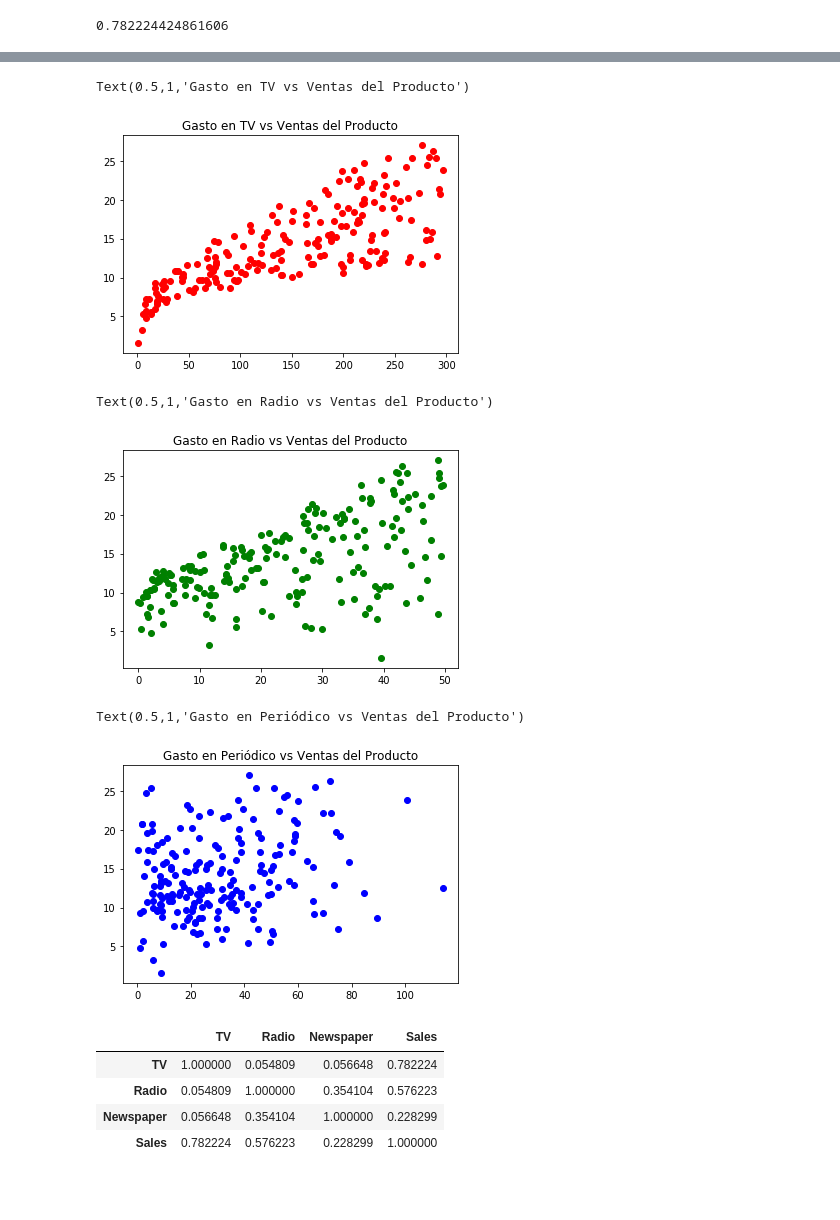
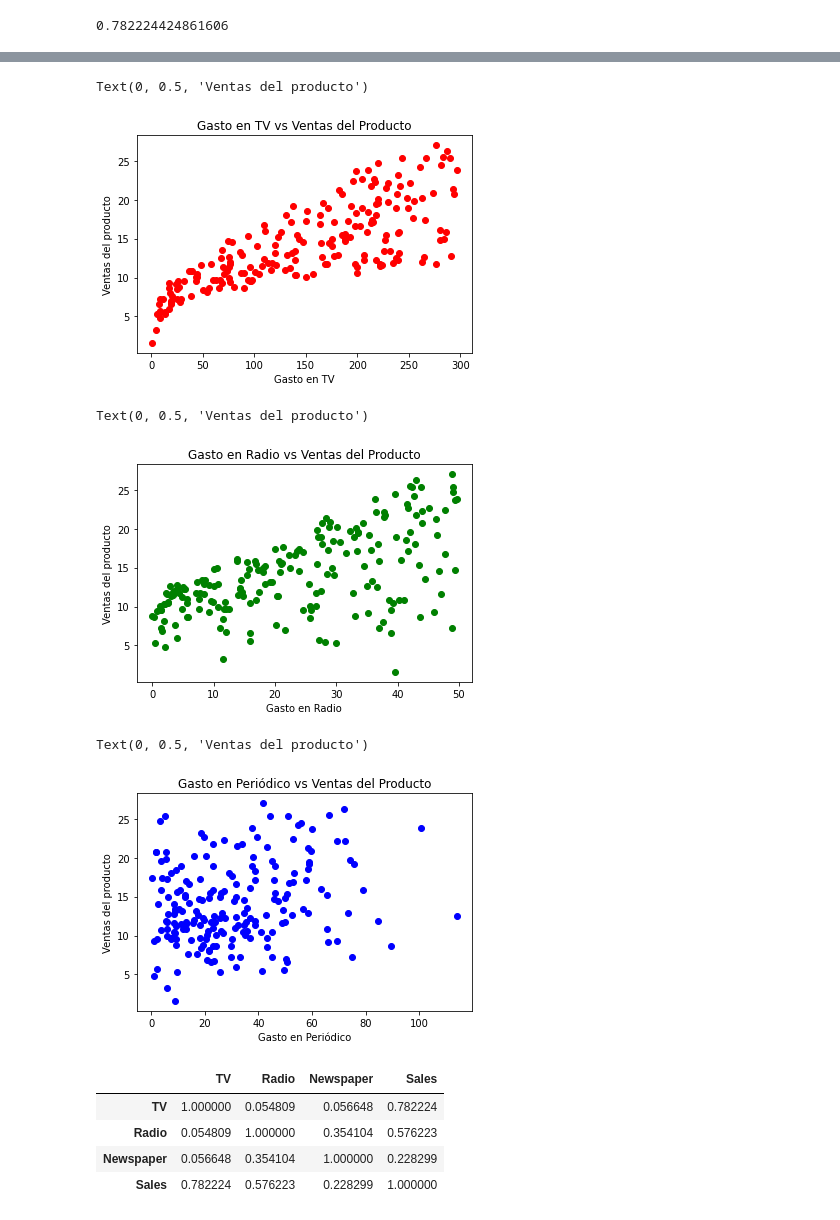
Before and after one commit to quiquegtz27/python-ml-course, a Jupyter notebook: notebooks/T3 - 1 - Statistics - Correlación-Colab.ipynb, the cells around one changed output, grey strips where cells are left out. Cells and saved outputs as stored; diff of their text form; code cells hidden in the pictures; blank space fills up the shorter version.

```diff
--- a/notebooks/T3 - 1 - Statistics - Correlación-Colab.ipynb
+++ b/notebooks/T3 - 1 - Statistics - Correlación-Colab.ipynb
@@ -98,0 +102,4 @@ cols = data_ads.columns.values
+# %%
+data_ads = pd.read_csv("https://raw.githubusercontent.com/quiquegtz27/python-ml-course/Collab---v-3.8/datasets/ads/Advertising.csv")
+data_ads.head()
+cols = data_ads.columns.values
@@ -122,21 +131,27 @@ import matplotlib.pyplot as plt
 # %%
 plt.plot(data_ads["TV"], data_ads["Sales"], "ro")
 plt.title("Gasto en TV vs Ventas del Producto")
+plt.xlabel("Gasto en TV")
+plt.ylabel("Ventas del producto")
 # %% [output]
-Text(0.5,1,'Gasto en TV vs Ventas del Producto')
+Text(0, 0.5, 'Ventas del producto')
-[figure, old version]
+[figure, new version]
 # %%
 plt.plot(data_ads["Radio"], data_ads["Sales"], "go")
 plt.title("Gasto en Radio vs Ventas del Producto")
+plt.xlabel("Gasto en Radio")
+plt.ylabel("Ventas del producto")
 # %% [output]
-Text(0.5,1,'Gasto en Radio vs Ventas del Producto')
+Text(0, 0.5, 'Ventas del producto')
-[figure, old version]
+[figure, new version]
 # %%
 plt.plot(data_ads["Newspaper"], data_ads["Sales"], "bo")
 plt.title("Gasto en Periódico vs Ventas del Producto")
+plt.xlabel("Gasto en Periódico")
+plt.ylabel("Ventas del producto")
 # %% [output]
-Text(0.5,1,'Gasto en Periódico vs Ventas del Producto')
+Text(0, 0.5, 'Ventas del producto')
-[figure, old version]
+[figure, new version]
 # %%
 data_ads = pd.read_csv("/content/python-ml-course/datasets/ads/Advertising.csv")
 data_ads.corr()
```
Also changed, not shown: parts of 8 cells of this notebook.
